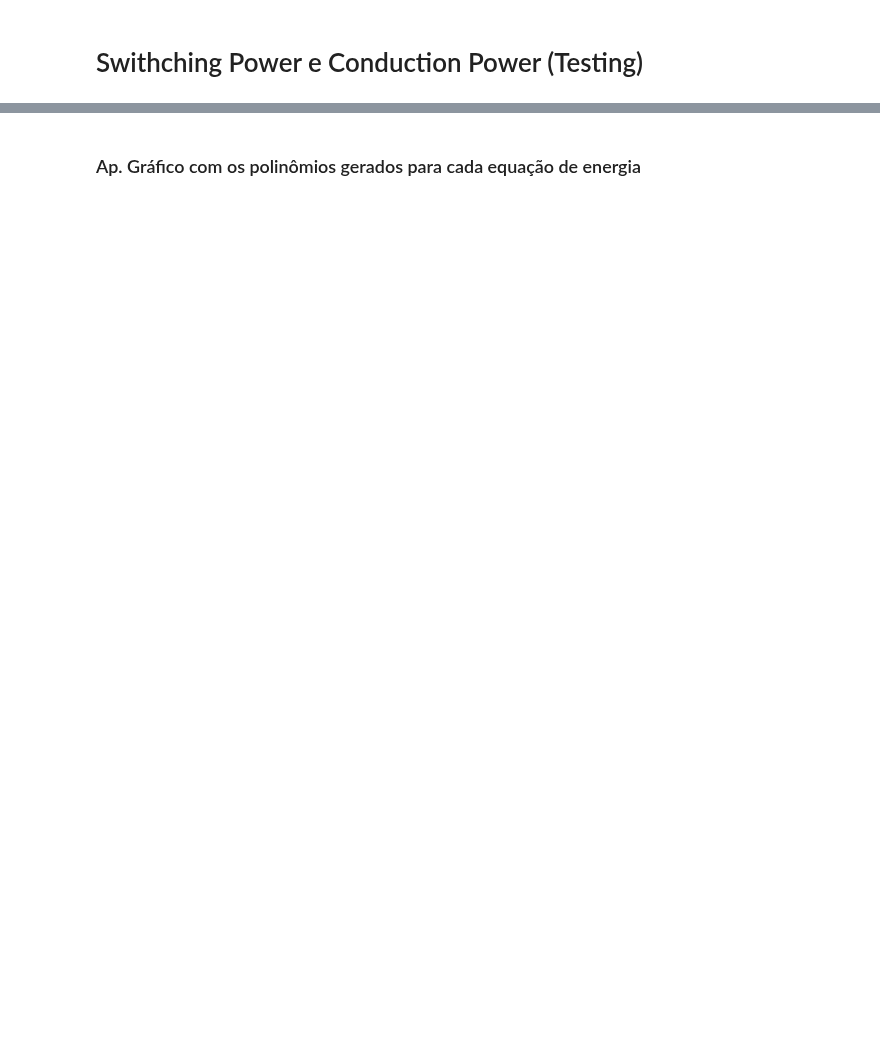
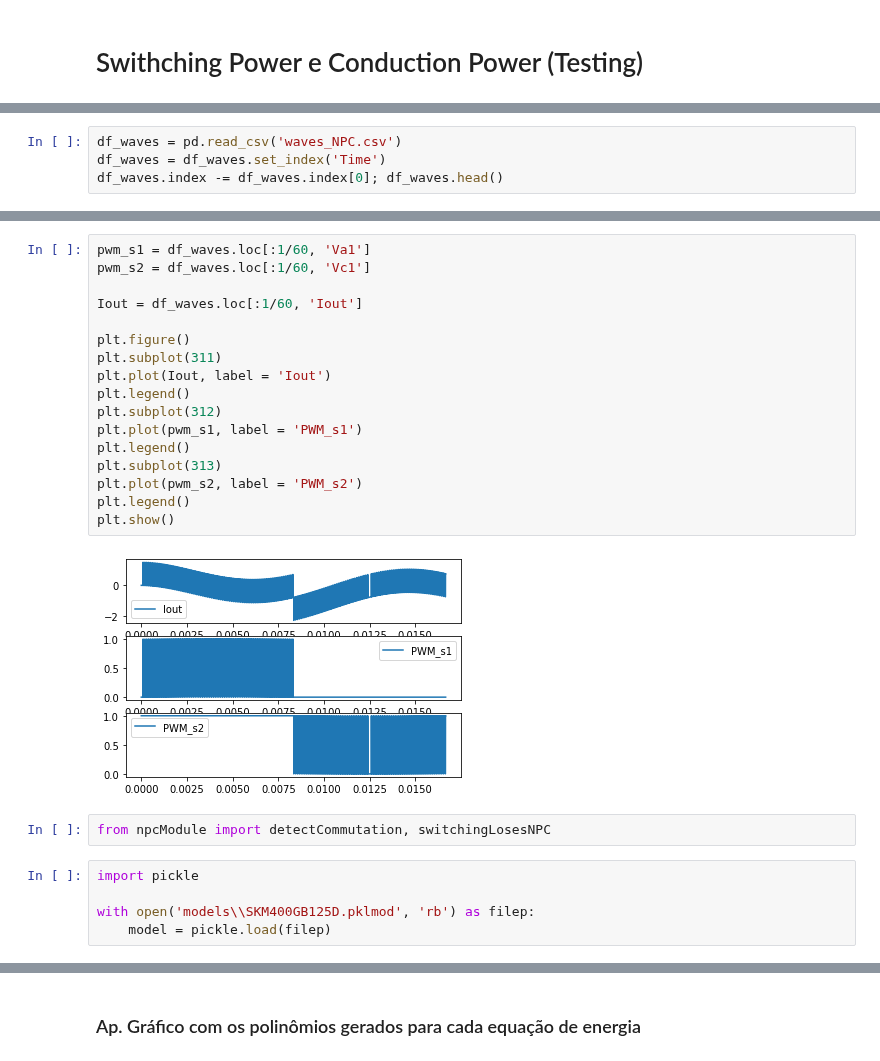
Before and after one commit to Tiarles/notebooks_modulacao, a Jupyter notebook: NPC 3-level Material/switching NPC 3-level.ipynb, the cells around one changed output, grey strips where cells are left out. Drawn from its saved outputs; the diff is of its cells as text; blank space fills up the shorter version.

```diff
--- a/NPC 3-level Material/switching NPC 3-level.ipynb
+++ b/NPC 3-level Material/switching NPC 3-level.ipynb
@@ -214,0 +7,4 @@ erec2 = np.poly1d(erec_params2)
+# %%
+df_waves = pd.read_csv('waves_NPC.csv')
+df_waves = df_waves.set_index('Time')
+df_waves.index -= df_waves.index[0]; df_waves.head()
@@ -214,0 +19,26 @@ erec2 = np.poly1d(erec_params2)
+# %%
+pwm_s1 = df_waves.loc[:1/60, 'Va1']
+pwm_s2 = df_waves.loc[:1/60, 'Vc1']
+
+Iout = df_waves.loc[:1/60, 'Iout']
+
+plt.figure()
+plt.subplot(311)
+plt.plot(Iout, label = 'Iout')
+plt.legend()
+plt.subplot(312)
+plt.plot(pwm_s1, label = 'PWM_s1')
+plt.legend()
+plt.subplot(313)
+plt.plot(pwm_s2, label = 'PWM_s2')
+plt.legend()
+plt.show()
+# %% [output]
+[figure, added]
+# %%
+from npcModule import detectCommutation, switchingLosesNPC
+# %%
+import pickle
+
+with open('models\\SKM400GB125D.pklmod', 'rb') as filep:
+    model = pickle.load(filep)
```
Also changed, not shown: parts of 13 cells of this notebook, 9 other files.
